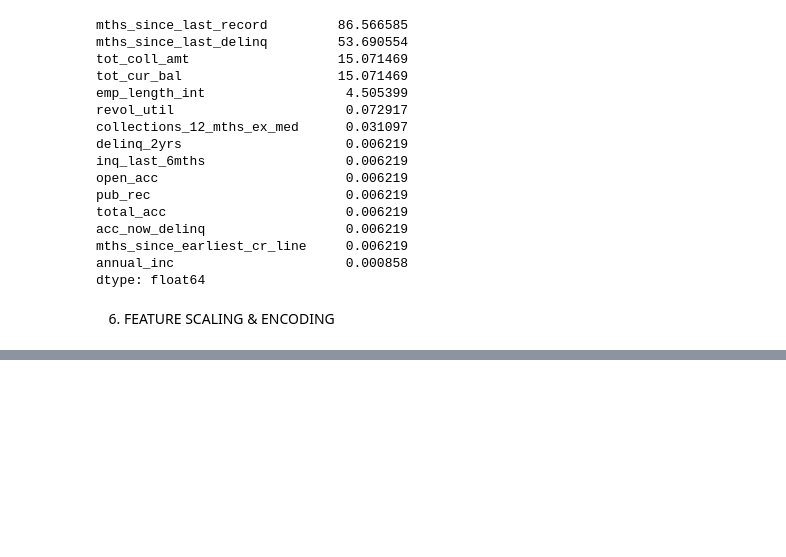
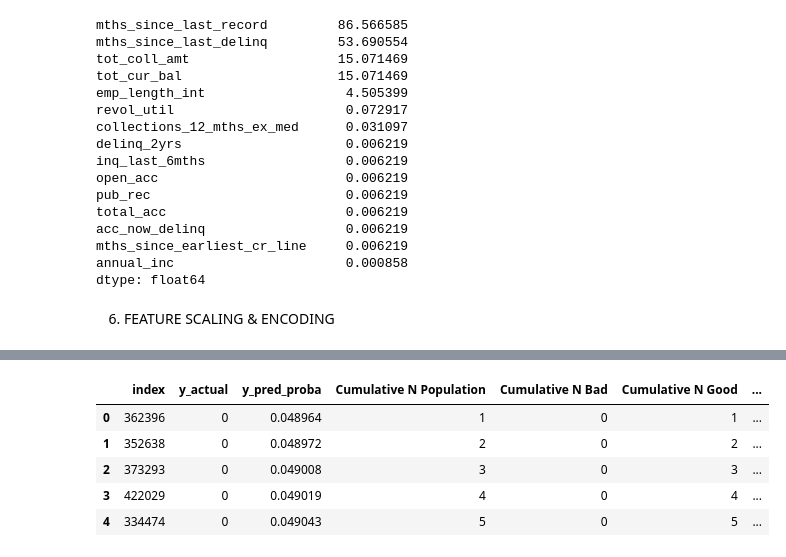
Before and after one commit to mikeglenlorenzogithub/GitDataScientist, a Jupyter notebook: project.ipynb, the cells around one changed output, grey strips where cells are left out. Saved outputs shown, nothing was run; the diff lists cells and outputs as text; code cells hidden in the pictures; blank space fills up the shorter version.

```diff
--- a/project.ipynb
+++ b/project.ipynb
@@ -440,0 +518,9 @@ data_model = pd.concat([onehot, std, data[['bad_flag']]], axis=1)
+# %%
+df_actual_predicted.head()
+# %% [output]
+|  | index | y_actual | y_pred_proba | Cumulative N Population | Cumulative N Bad | Cumulative N Good | ... |
+| 0 | 362396 | 0 | 0.048964 | 1 | 0 | 1 | ... |
+| 1 | 352638 | 0 | 0.048972 | 2 | 0 | 2 | ... |
+| 2 | 373293 | 0 | 0.049008 | 3 | 0 | 3 | ... |
+| 3 | 422029 | 0 | 0.049019 | 4 | 0 | 4 | ... |
+| 4 | 334474 | 0 | 0.049043 | 5 | 0 | 5 | ... |
```
Also changed, not shown: parts of 12 cells of this notebook.
